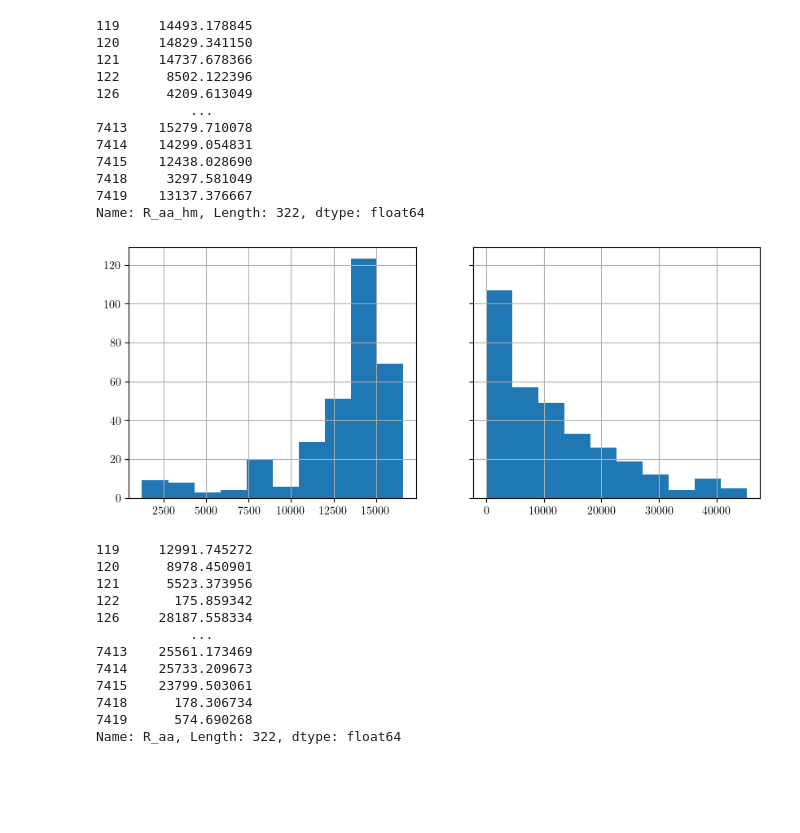
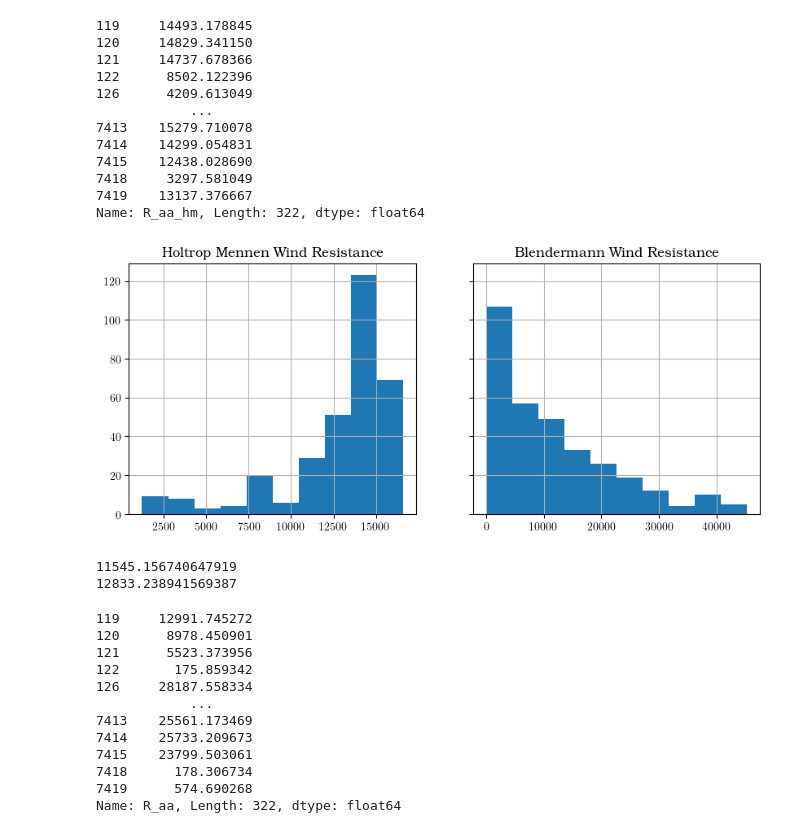
Before and after one commit to hiwafi/thesis-ais, a Jupyter notebook: AISJune_stg_two_v2.ipynb, the cells around one changed output. Saved outputs shown, nothing was run; the diff lists cells and outputs as text; code cells hidden in the pictures; blank space fills up the shorter version.

```diff
--- a/AISJune_stg_two_v2.ipynb
+++ b/AISJune_stg_two_v2.ipynb
@@ -1021,13 +1030,3 @@ Name: A_m, Length: 322, dtype: float64
 # Calculate R_f
 
 dfprog['R_f'] = 0.5 * rho_sea * (dfprog['stw_pred_ms'])**2 * dfprog['C_f'] * dfprog['S_bh'] * dfprog['k1_const']
-# %%
-# Calculate resistance due to appendage
-# Assume S_app
-
-# Taken from Holtrop Mennen worked example
-S_app = 50 # m^2
-# from holtrop mennen, take case of twin screw
-k2_const = 2.8
-
-dfprog['R_app'] = 0.5 * rho_sea * (dfprog['stw_pred_ms'])**2 * (dfprog['C_f']) * S_app *k2_const
@@ -1036,7 +1109,7 @@ dfprog['R_app'] = 0.5 * rho_sea * (dfprog['stw_pred_ms'])**2 * (dfprog['C_f']) *
 
 c7 = B/lwl
 T_fwd = dfprog['draught'] # See reasoning from Rakke16
-h_b = 0.6*T_fwd # Recommended value from Holtrop Mennen
+h_b = 0.5*T_fwd # Recommended value from Holtrop Mennen, must not exceed this value
 
 # All formulas here are listed by Holtrop Mennen
 
@@ -1048,6 +1121,7 @@ c16 = 8.07981*C_p - 13.8673*C_p**2 + 6.984388*C_p**3
 dfprog['m_1'] = 0.0140407 * (lwl/dfprog['draught']) - 1.75254*(dsp**(1/3)/lwl) -  4.79323*(B/lwl) - c16
 c15 = -1.69385
 # Use dynamic Froude here to refect the actual resistance due to ship movement
+
 dfprog['Fr_n'] = dfprog['stw_pred_ms'] / math.sqrt(g*lpp)
 dfprog['m_2'] = c15 * C_p**2 * np.exp(-0.1*dfprog['Fr_n']**-2)
 i_e = 1 + 89*math.exp(-(lwl/B)**0.80856*(1-C_wp)**0.30484*(1-C_p-0.0225*lcb)**0.6367*(lr/B)**0.34574*((100*dsp)/lwl**3)**0.16302)
@@ -1057,8 +1131,14 @@ d = -0.9
 dfprog['R_w'] = dfprog['c1']*c2*dfprog['c5']*dsp*g*rho_sea*np.exp(dfprog['m_1']*dfprog['Fr_n']**d+dfprog['m_2']*np.cos(lambda_const*dfprog['Fr_n']**-2))
 # %%
 # Calculate Resistance due to Bulbous Bow
+h_f = C_p * C_m * (136-316-3*dfprog['Fr_n'])*dfprog['Fr_n']**3
+h_w = (i_e * dfprog['stw_pred_ms']**2) / (400*g)
 
 P_b = 0.56*np.sqrt(dfprog['A_bt'])/(T_fwd-1.5*h_b)
-dfprog['F_ni'] = dfprog['stw_pred_ms'] / np.sqrt(g*(T_fwd-h_b-0.25*np.sqrt(dfprog['A_bt']))+0.15*dfprog['stw_pred_ms']**2)
+# dfprog['F_ni'] = dfprog['stw_pred_ms'] / np.sqrt(g*(T_fwd-h_b-0.25*np.sqrt(dfprog['A_bt']))+0.15*dfprog['stw_pred_ms']**2)
+# Updated F_ni
+dfprog['F_ni'] = dfprog['stw_pred_ms'] / np.sqrt(g*(T_fwd-h_b-0.25*np.sqrt(dfprog['A_bt'])+h_f+h_w))
 
-dfprog['R_b'] = 0.11 * np.exp(-3*P_b**-2)*dfprog['F_ni']**3*dfprog['A_bt']**1.5*rho_sea*g/(1+dfprog['F_ni']**2)
+# dfprog['R_b'] = 0.11 * np.exp(-3*P_b**-2)*dfprog['F_ni']**3*dfprog['A_bt']**1.5*rho_sea*g/(1+dfprog['F_ni']**2)
+# Updatef R_b
+dfprog['R_b'] = 0.11 * rho_sea * g * np.sqrt(dfprog['A_bt'])**3 * ((dfprog['F_ni']**3)/(1 + dfprog['F_ni']**2)) * np.exp(-3*P_b**-2)
@@ -1084,4 +1178,4 @@ c4 = 0.04
 
 C_a = 0.006*(lwl+100)**-0.16 - 0.00205 + 0.003*math.sqrt(lwl/7.5)*C_b**4*c2*(0.04-c4)
 
-dfprog['R_a'] = 0.5*rho_sea*dfprog['stw_pred_ms']**2*dfprog['S_bh']*C_a
+dfprog['R_a'] = 0.5*rho_sea*dfprog['stw_pred_ms']**2*C_a*(dfprog['S_bh']+S_app)
@@ -1133,19 +1242,23 @@ dfprog['R_aa'] = dfprog['Raa_const1'] * dfprog['Raa_const2'] / dfprog['Raa_const
 # %%
 fig, axes = plt.subplots(ncols=2, figsize=(10, 4), sharey=True)
 plt.sca(axes[0])
 R_aa_hm = dfprog['R_aa_hm']
 R_aa_hm.hist()
+plt.title("Holtrop Mennen Wind Resistance")
 plt.sca(axes[1])
 R_aa = dfprog['R_aa']
 R_aa.hist()
+plt.title("Blendermann Wind Resistance")
 plt.ylabel("")
 plt.show()
 
-# print(dfprog['R_aa'].mean())
-# print(dfprog['R_aa_hm'].mean())
-# hist(R_aa_hm,bins=25,color='black')
+
+print(dfprog['R_aa'].mean())
+print(dfprog['R_aa_hm'].mean())
 # %% [output]
-[figure, old version]
+[figure, new version]
+11545.156740647919
+12833.238941569387
 # %%
 print(dfprog['R_aa'])
 # %% [output]
```
Also changed, not shown: parts of 34 cells of this notebook, 1 other file.
